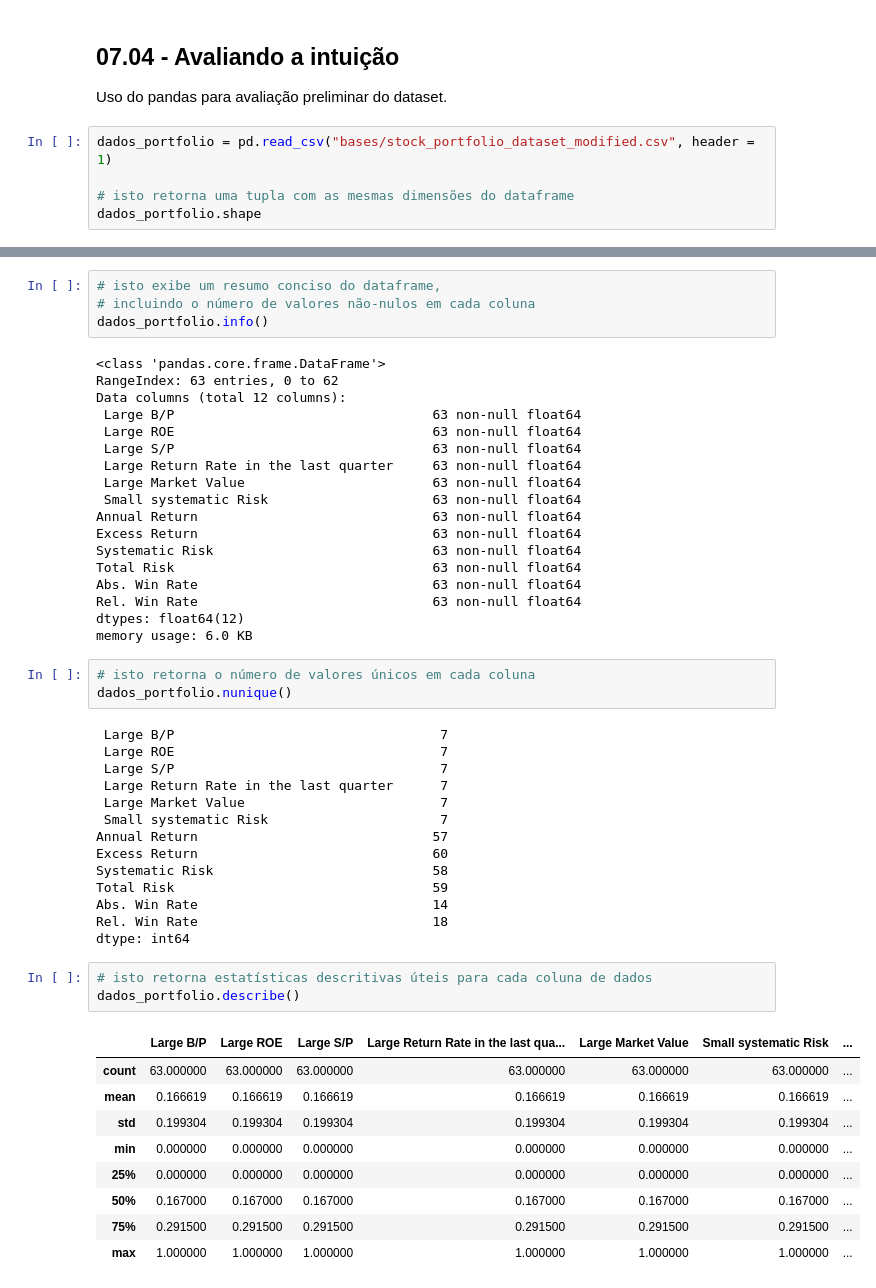
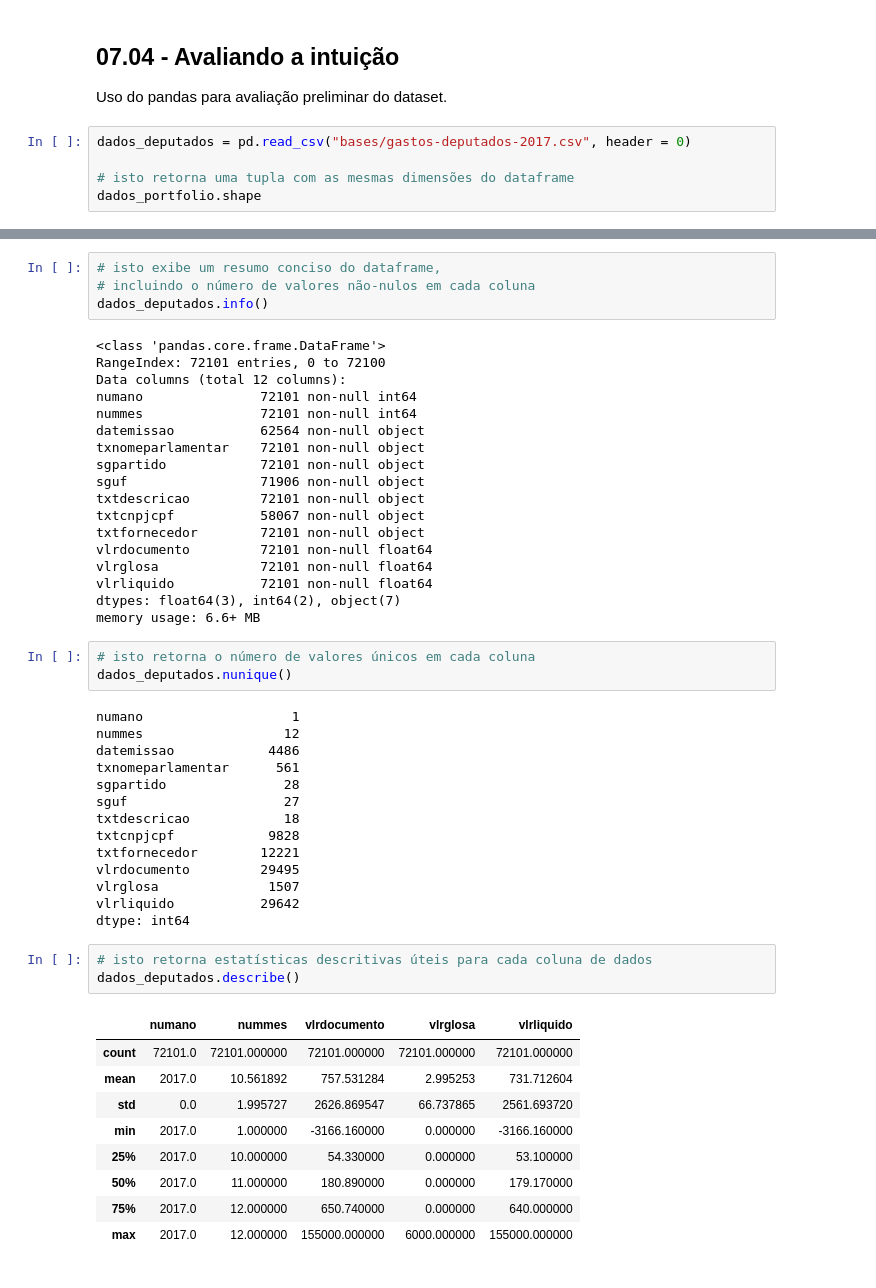
Before and after one commit to guyrux/udacity_fundamentals_of_ai_and_ml, a Jupyter notebook: Parte 02 - Introdução a Python.ipynb, the cells around one changed output, grey strips where cells are left out. Drawn from its saved outputs; the diff is of its cells as text.

```diff
--- a/Parte 02 - Introdução a Python.ipynb
+++ b/Parte 02 - Introdução a Python.ipynb
@@ -110,7 +112,7 @@ dados_portfolio.to_csv("bases/stock_portfolio_dataset_NOVO.csv")
 ## 07.04 - Avaliando a intuição
 Uso do pandas para avaliação preliminar do dataset.
 # %%
-dados_portfolio = pd.read_csv("bases/stock_portfolio_dataset_modified.csv", header = 1)
+dados_deputados = pd.read_csv("bases/gastos-deputados-2017.csv", header = 0)
 
 # isto retorna uma tupla com as mesmas dimensões do dataframe
 dados_portfolio.shape
@@ -136,55 +138,55 @@ dtype: object
 # %%
 # isto exibe um resumo conciso do dataframe,
 # incluindo o número de valores não-nulos em cada coluna
-dados_portfolio.info()
+dados_deputados.info()
 # %% [output]
 <class 'pandas.core.frame.DataFrame'>
-RangeIndex: 63 entries, 0 to 62
+RangeIndex: 72101 entries, 0 to 72100
 Data columns (total 12 columns):
- Large B/P                                 63 non-null float64
- Large ROE                                 63 non-null float64
- Large S/P                                 63 non-null float64
- Large Return Rate in the last quarter     63 non-null float64
- Large Market Value                        63 non-null float64
- Small systematic Risk                     63 non-null float64
-Annual Return                              63 non-null float64
-Excess Return                              63 non-null float64
-Systematic Risk                            63 non-null float64
-Total Risk                                 63 non-null float64
-Abs. Win Rate                              63 non-null float64
-Rel. Win Rate                              63 non-null float64
-dtypes: float64(12)
-memory usage: 6.0 KB
+numano               72101 non-null int64
+nummes               72101 non-null int64
+datemissao           62564 non-null object
+txnomeparlamentar    72101 non-null object
+sgpartido            72101 non-null object
+sguf                 71906 non-null object
+txtdescricao         72101 non-null object
+txtcnpjcpf           58067 non-null object
+txtfornecedor        72101 non-null object
+vlrdocumento         72101 non-null float64
+vlrglosa             72101 non-null float64
+vlrliquido           72101 non-null float64
+dtypes: float64(3), int64(2), object(7)
+memory usage: 6.6+ MB
 # %%
 # isto retorna o número de valores únicos em cada coluna
-dados_portfolio.nunique()
+dados_deputados.nunique()
 # %% [output]
- Large B/P                                  7
- Large ROE                                  7
- Large S/P                                  7
- Large Return Rate in the last quarter      7
- Large Market Value                         7
- Small systematic Risk                      7
-Annual Return                              57
-Excess Return                              60
-Systematic Risk                            58
-Total Risk                                 59
-Abs. Win Rate                              14
-Rel. Win Rate                              18
+numano                   1
+nummes                  12
+datemissao            4486
+txnomeparlamentar      561
+sgpartido               28
+sguf                    27
+txtdescricao            18
+txtcnpjcpf            9828
+txtfornecedor        12221
+vlrdocumento         29495
+vlrglosa              1507
+vlrliquido           29642
 dtype: int64
 # %%
 # isto retorna estatísticas descritivas úteis para cada coluna de dados
-dados_portfolio.describe()
+dados_deputados.describe()
 # %% [output]
-|  | Large B/P | Large ROE | Large S/P | Large Return Rate in the last qua... | Large Market Value | Small systematic Risk | ... |
-| count | 63.000000 | 63.000000 | 63.000000 | 63.000000 | 63.000000 | 63.000000 | ... |
-| mean | 0.166619 | 0.166619 | 0.166619 | 0.166619 | 0.166619 | 0.166619 | ... |
-| std | 0.199304 | 0.199304 | 0.199304 | 0.199304 | 0.199304 | 0.199304 | ... |
-| min | 0.000000 | 0.000000 | 0.000000 | 0.000000 | 0.000000 | 0.000000 | ... |
-| 25% | 0.000000 | 0.000000 | 0.000000 | 0.000000 | 0.000000 | 0.000000 | ... |
-| 50% | 0.167000 | 0.167000 | 0.167000 | 0.167000 | 0.167000 | 0.167000 | ... |
-| 75% | 0.291500 | 0.291500 | 0.291500 | 0.291500 | 0.291500 | 0.291500 | ... |
-| max | 1.000000 | 1.000000 | 1.000000 | 1.000000 | 1.000000 | 1.000000 | ... |
+|  | numano | nummes | vlrdocumento | vlrglosa | vlrliquido |
+| count | 72101.0 | 72101.000000 | 72101.000000 | 72101.000000 | 72101.000000 |
+| mean | 2017.0 | 10.561892 | 757.531284 | 2.995253 | 731.712604 |
+| std | 0.0 | 1.995727 | 2626.869547 | 66.737865 | 2561.693720 |
+| min | 2017.0 | 1.000000 | -3166.160000 | 0.000000 | -3166.160000 |
+| 25% | 2017.0 | 10.000000 | 54.330000 | 0.000000 | 53.100000 |
+| 50% | 2017.0 | 11.000000 | 180.890000 | 0.000000 | 179.170000 |
+| 75% | 2017.0 | 12.000000 | 650.740000 | 0.000000 | 640.000000 |
+| max | 2017.0 | 12.000000 | 155000.000000 | 6000.000000 | 155000.000000 |
 # %%
 # isto retorna as primeiras linhas do nosso dataframe
 # como padrão, retorna as primeiras cinco linhas
```
Also changed, not shown: parts of 8 cells of this notebook, 3 other files.
